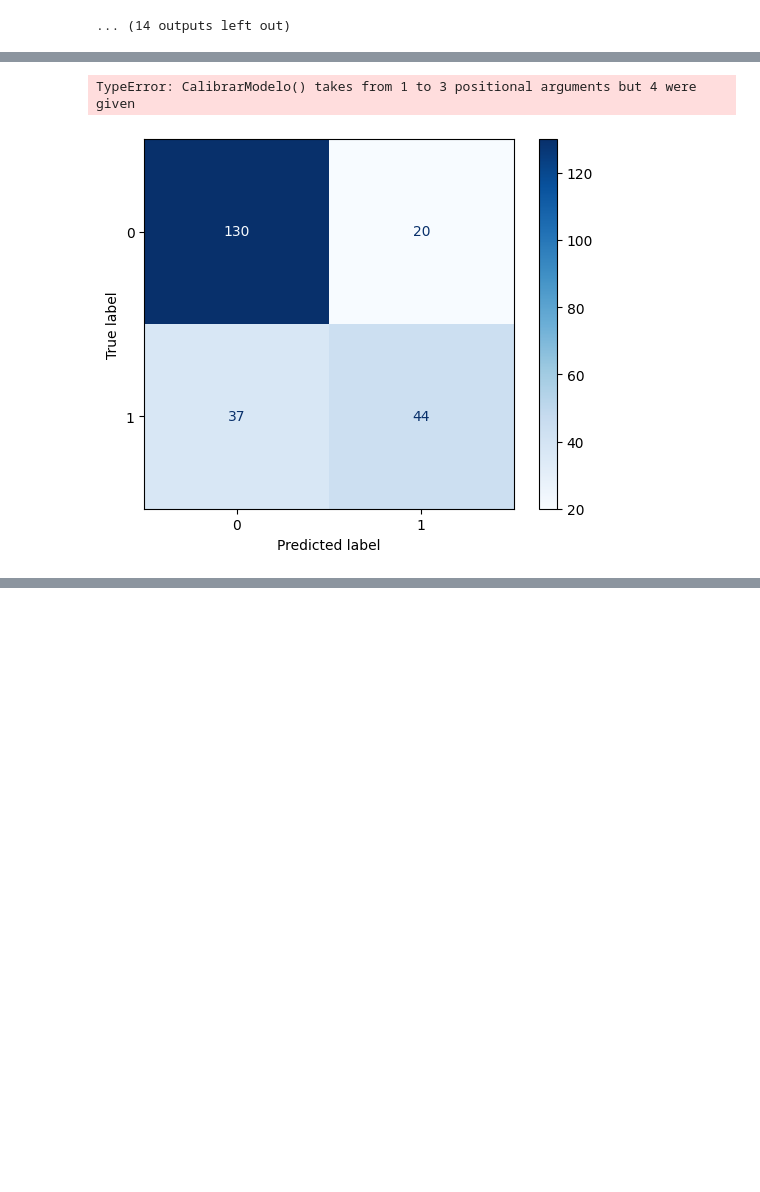
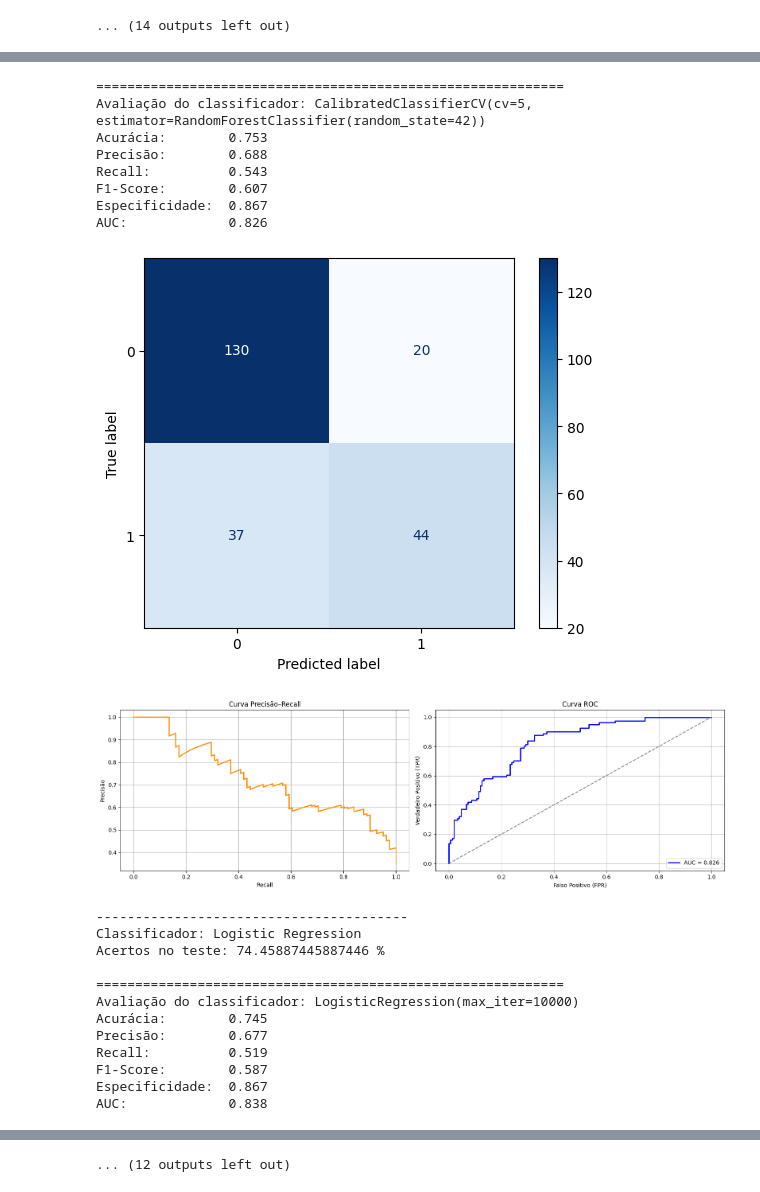
Before and after one commit to Ruben23Z/TP1-AA, a Jupyter notebook: TP1_51388_51694_51793.ipynb, the cells around one changed output, grey strips where cells are left out. Saved outputs shown, nothing was run; the diff lists cells and outputs as text; code cells hidden in the pictures; blank space fills up the shorter version.

```diff
--- a/TP1_51388_51694_51793.ipynb
+++ b/TP1_51388_51694_51793.ipynb
@@ -90,13 +89,10 @@ def TreinarRandomForest(Xn, y):
     YProb = RF.predict_proba(XTest)[:, 1]  # Probabilidades da classe positiva
     AvaliarClassificador(RF, YTest, YPredict, YProb)
 
-
-
-
-    ModCal = CalibrarModelo(RF, 5)
+    ModCal = CalibrarModelo(XTrain, YTrain, RF, 5)
     ModCal.fit(XTrain, YTrain)
     YProb_cal = ModCal.predict_proba(XTest)[:, 1]
-    AvaliarClassificador(RF, YTest, YPredict, YProb_cal )
+    AvaliarClassificador(RF, YTest, YPredict, YProb_cal)
 
 
 def TreinarLogisticRegression(Xn, y):
@@ -112,15 +108,11 @@ def TreinarLogisticRegression(Xn, y):
     YProb = LogReg.predict_proba(XTest)[:, 1]  # Probabilidades da classe positiva
     AvaliarClassificador(LogReg, YTest, YPredict, YProb)
 
-
-
-
-
-
-    ModCal = CalibrarModelo(LogReg, 5)
+    ModCal = CalibrarModelo(XTrain, YTrain, LogReg, 5)
     ModCal.fit(XTrain, YTrain)
     YProb_cal = ModCal.predict_proba(XTest)[:, 1]
-    AvaliarClassificador(LogReg, YTest, YPredict, YProb_cal )
+    AvaliarClassificador(LogReg, YTest, YPredict, YProb_cal)
+
 
 def TreinarKNNVizinhos(Xn, y):
     print("--" * 20)
@@ -136,13 +128,10 @@ def TreinarKNNVizinhos(Xn, y):
     YProb = KNN.predict_proba(XTest)[:, 1]  # Probabilidades da classe positiva
     AvaliarClassificador(KNN, YTest, YPredict, YProb)
 
-
-
-    ModCal = CalibrarModelo(KNN, 5)
+    ModCal = CalibrarModelo(XTrain, YTrain, KNN, 5)
     ModCal.fit(XTrain, YTrain)
     YProb_cal = ModCal.predict_proba(XTest)[:, 1]
-    AvaliarClassificador(KNN, YTest, YPredict, YProb_cal )
-
+    AvaliarClassificador(KNN, YTest, YPredict, YProb_cal)
 
 
 def TreinarSVM(Xn, y):
@@ -158,13 +147,10 @@ def TreinarSVM(Xn, y):
     YProb = SVM.predict_proba(XTest)[:, 1]  # Probabilidades da classe positiva
     AvaliarClassificador(SVM, YTest, YPredict, YProb)
 
-
-
-    ModCal = CalibrarModelo(SVM, 5)
+    ModCal = CalibrarModelo(XTrain, YTrain, SVM, 5)
     ModCal.fit(XTrain, YTrain)
     YProb_cal = ModCal.predict_proba(XTest)[:, 1]
-    AvaliarClassificador(SVM, YTest, YPredict, YProb_cal )
-
+    AvaliarClassificador(SVM, YTest, YPredict, YProb_cal)
 
 
 def AvaliarClassificador(modelo, YTest, YPred, YProb=None, titulo="Desempenho do Classificador"):
@@ -179,6 +165,7 @@ def AvaliarClassificador(modelo, YTest, YPred, YProb=None, titulo="Desempenho do
     f1 = f1_score(YTest, YPred)
     cm = confusion_matrix(YTest, YPred)
     tn, fp, fn, tp = cm.ravel()
+    # classreprot = classification_report(YVdd, Ypred)
 
     specificity = tn / (tn + fp)
     auc = roc_auc_score(YTest, YProb) if YProb is not None else None
@@ -218,7 +205,7 @@ def AvaliarClassificador(modelo, YTest, YPred, YProb=None, titulo="Desempenho do
     # print(cm)
 
 
-def CalibrarModelo(modelo, CV=5, metodo='sigmoid'):
+def CalibrarModelo(XTrain, YTrain, modelo, CV=5, metodo='sigmoid'):
     MC = CalibratedClassifierCV(modelo, cv=CV, method=metodo)
     MC.fit(XTrain, YTrain)
     return MC
@@ -315,32 +302,52 @@ def TreinarEavaliar(modelo, nome, Xn, y):
     YProb = modelo.predict_proba(XTest)[:, 1]
 
     print("Acertos no teste:", modelo.score(XTest, YTest) * 100, "%")
     AvaliarClassificador(modelo, YTest, YPred, YProb)
 
     # Calibração
-    modelo_cal = CalibrarModelo(modelo, XTrain, YTrain, 5)
+    modelo_cal = CalibrarModelo(XTrain, YTrain,modelo,  5)
     YProb_cal = modelo_cal.predict_proba(XTest)[:, 1]
     AvaliarClassificador(modelo_cal, YTest, YPred, YProb_cal)
 
 
 
 TreinarEavaliar(RandomForestClassifier(random_state=42), "Random Forest", Xn, Y)
 TreinarEavaliar(LogisticRegression(max_iter=10000), "Logistic Regression", Xn, Y)
 TreinarEavaliar(KNeighborsClassifier(n_neighbors=5), "KNN", Xn, Y)
 TreinarEavaliar(SVC(probability=True), "SVM", Xn, Y)
 # %% [output]
 ----------------------------------------
 Classificador: Random Forest
 Acertos no teste: 75.32467532467533 %
 
 ============================================================
 Avaliação do classificador: RandomForestClassifier(random_state=42)
 Acurácia:        0.753
 Precisão:        0.688
 Recall:          0.543
 F1-Score:        0.607
 Especificidade:  0.867
 AUC:             0.820
 [figure]
-TypeError: CalibrarModelo() takes from 1 to 3 positional arguments but 4 were given
+============================================================
+Avaliação do classificador: CalibratedClassifierCV(cv=5, estimator=RandomForestClassifier(random_state=42))
+Acurácia:        0.753
+Precisão:        0.688
+Recall:          0.543
+F1-Score:        0.607
+Especificidade:  0.867
+AUC:             0.826
 [figure]
+[figure, added]
+----------------------------------------
+Classificador: Logistic Regression
+Acertos no teste: 74.45887445887446 %
+
+============================================================
+Avaliação do classificador: LogisticRegression(max_iter=10000)
+Acurácia:        0.745
+Precisão:        0.677
+Recall:          0.519
+F1-Score:        0.587
+Especificidade:  0.867
+AUC:             0.838
@@ -346,0 +378 @@ TypeError: CalibrarModelo() takes from 1 to 3 positional arguments but 4 were gi
+... (12 outputs left out)
```
Also changed, not shown: parts of 3 cells of this notebook.
